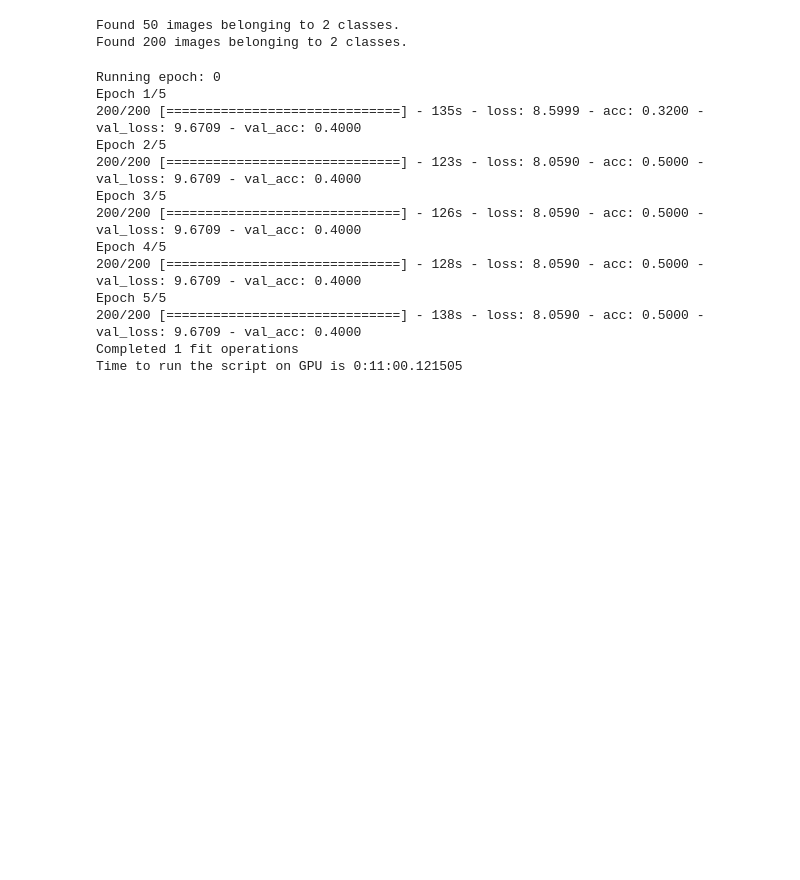
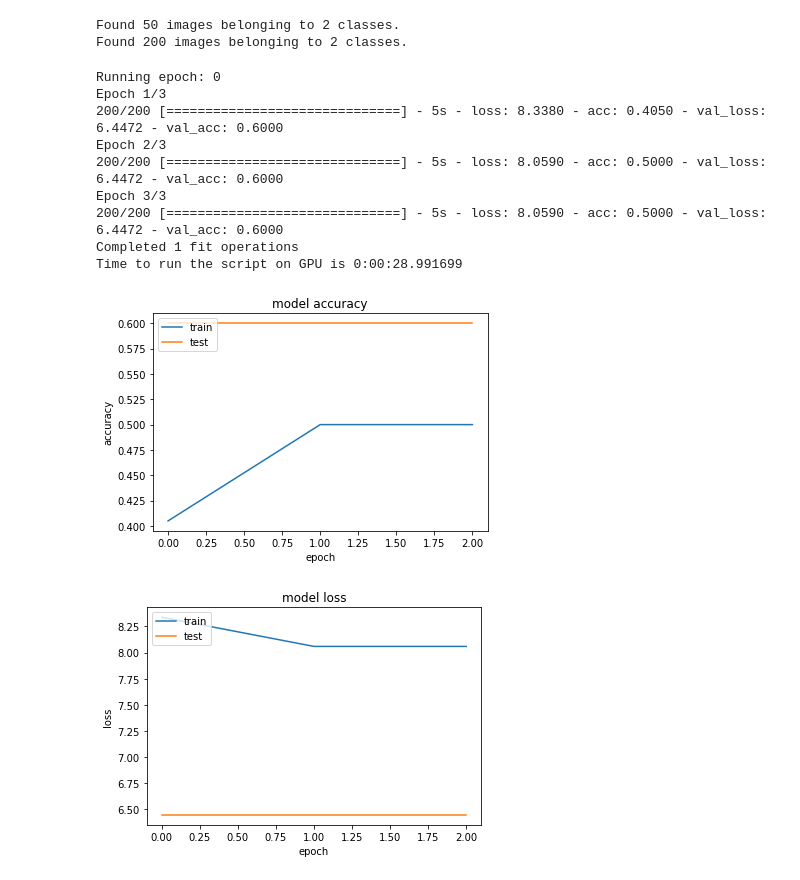
Before and after one commit to nataliasverchkova/Extracting-food-preferences, a Jupyter notebook: code_05_2_Finetune_VGG.ipynb, the cells around one changed output. Cells and saved outputs as stored; diff of their text form; code cells hidden in the pictures; blank space fills up the shorter version.

```diff
--- a/code_05_2_Finetune_VGG.ipynb
+++ b/code_05_2_Finetune_VGG.ipynb
@@ -87,7 +91,7 @@ vgg = Vgg16()
 vgg.finetune(batches)
 
 #Not sure if we set this for all fits
-vgg.model.optimizer.lr = 0.01
+vgg.model.optimizer.lr = 0.1
 # %%
 start = datetime.now()
 #Notice we are passing in the validation dataset to the fit() method
@@ -95,7 +99,7 @@ start = datetime.now()
 latest_weights_filename = None
 for epoch in range(no_of_epochs):
     print("Running epoch: {}".format(epoch))
-    history = vgg.fit(batches, val_batches, nb_epoch=5)
+    history = vgg.fit2(batches, val_batches, nb_epoch=3)
     latest_weights_filename = 'ft{}.h5'.format(epoch)
     vgg.model.save_weights(results_path+latest_weights_filename)
 print("Completed {} fit operations".format(no_of_epochs))
@@ -104,36 +108,35 @@ total = end - start
 print('Time to run the script on GPU is {}'.format(total))
 # %% [output]
 Running epoch: 0
-Epoch 1/5
-200/200 [==============================] - 135s - loss: 8.5999 - acc: 0.3200 - val_loss: 9.6709 - val_acc: 0.4000
-Epoch 2/5
-200/200 [==============================] - 123s - loss: 8.0590 - acc: 0.5000 - val_loss: 9.6709 - val_acc: 0.4000
-Epoch 3/5
-200/200 [==============================] - 126s - loss: 8.0590 - acc: 0.5000 - val_loss: 9.6709 - val_acc: 0.4000
-Epoch 4/5
-200/200 [==============================] - 128s - loss: 8.0590 - acc: 0.5000 - val_loss: 9.6709 - val_acc: 0.4000
-Epoch 5/5
-200/200 [==============================] - 138s - loss: 8.0590 - acc: 0.5000 - val_loss: 9.6709 - val_acc: 0.4000
+Epoch 1/3
+200/200 [==============================] - 5s - loss: 8.3380 - acc: 0.4050 - val_loss: 6.4472 - val_acc: 0.6000
+Epoch 2/3
+200/200 [==============================] - 5s - loss: 8.0590 - acc: 0.5000 - val_loss: 6.4472 - val_acc: 0.6000
+Epoch 3/3
+200/200 [==============================] - 5s - loss: 8.0590 - acc: 0.5000 - val_loss: 6.4472 - val_acc: 0.6000
 Completed 1 fit operations
-Time to run the script on GPU is 0:11:00.121505
+Time to run the script on GPU is 0:00:28.991699
 # %%
 # summarize history for accuracy
 plt.plot(history.history['acc'])
 plt.plot(history.history['val_acc'])
 plt.title('model accuracy')
 plt.ylabel('accuracy')
 plt.xlabel('epoch')
 plt.legend(['train', 'test'], loc='upper left')
 plt.show()
 
 # summarize history for loss
-plt.plot(h.history['loss'])
-plt.plot(h.history['val_loss'])
+plt.plot(history.history['loss'])
+plt.plot(history.history['val_loss'])
 plt.title('model loss')
 plt.ylabel('loss')
 plt.xlabel('epoch')
 plt.legend(['train', 'test'], loc='upper left')
 plt.show()
+# %% [output]
+[figure, added]
+[figure, added]
 # %%
 history
 # %%
```
Also changed, not shown: parts of 3 cells of this notebook, 4 other files.
